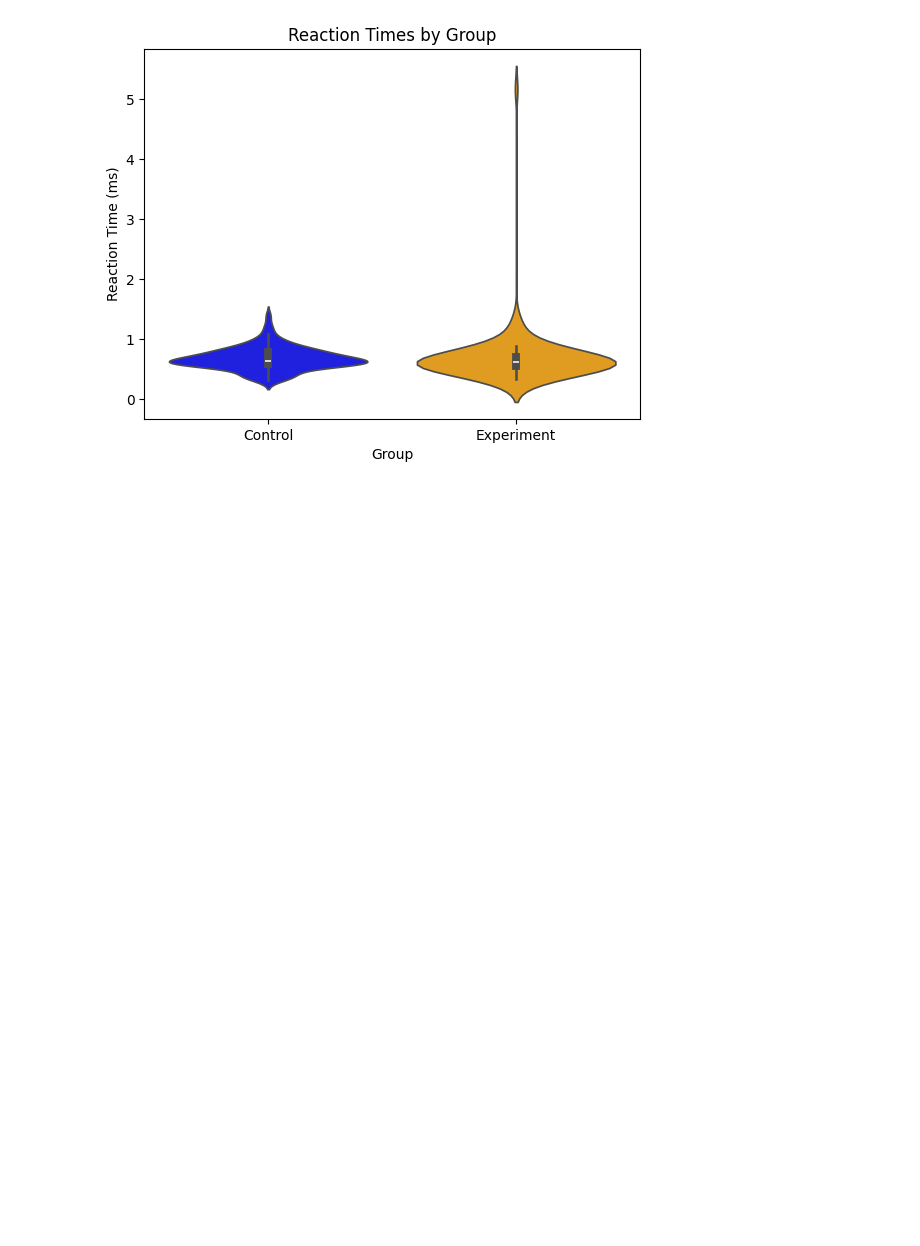
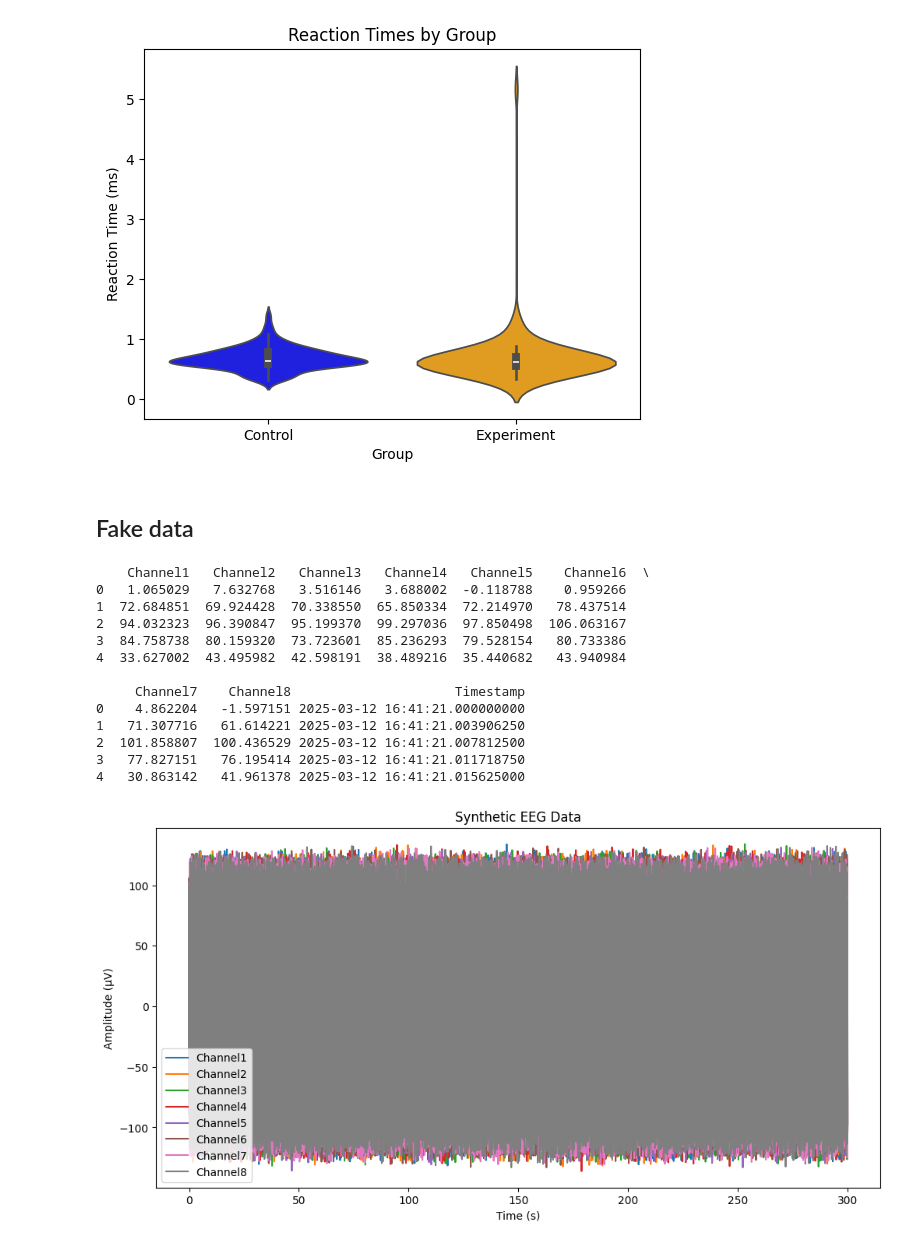
Before and after one commit to kkatevu/COGS189---Final-Project, a Jupyter notebook: COGS189/project_meat/Notebooks/eeg_data_analysis.ipynb, the cells around one changed output. Drawn from its saved outputs; the diff is of its cells as text; code cells hidden in the pictures; blank space fills up the shorter version.

Commit message:
added fake data

```diff
--- a/COGS189/project_meat/Notebooks/eeg_data_analysis.ipynb
+++ b/COGS189/project_meat/Notebooks/eeg_data_analysis.ipynb
@@ -520,4 +520,75 @@ Passing `palette` without assigning `hue` is deprecated and will be removed in v
   sns.violinplot(x='Group', y='Reaction Time', data = data, palette={'Control': 'blue', 'Experiment': 'orange'})
 [figure]
 # %% [markdown]
-##
+## Fake data
+# %%
+import numpy as np
+import pandas as pd
+import matplotlib.pyplot as plt
+
+# Parameters
+sampling_rate = 256  # Hz
+duration = 300  # seconds (5 minutes)
+num_channels = 8  # Number of EEG channels
+time = np.arange(0, duration, 1/sampling_rate)
+
+# Simulate EEG frequency bands
+def simulate_eeg_band(freq, amplitude, time):
+    return amplitude * np.sin(2 * np.pi * freq * time)
+
+# Generate synthetic EEG data
+def generate_eeg_data(time, sampling_rate):
+    # Frequency bands (Hz)
+    delta = simulate_eeg_band(2, 10, time)  # Delta (0.5-4 Hz)
+    theta = simulate_eeg_band(6, 20, time)  # Theta (4-8 Hz)
+    alpha = simulate_eeg_band(10, 30, time)  # Alpha (8-12 Hz)
+    beta = simulate_eeg_band(20, 40, time)  # Beta (12-30 Hz)
+    gamma = simulate_eeg_band(40, 50, time)  # Gamma (30-100 Hz)
+
+    # Combine bands to simulate EEG signal
+    eeg_signal = delta + theta + alpha + beta + gamma
+
+    # Add noise (simulate artifacts)
+    noise = np.random.normal(0, 5, len(time))  # Gaussian noise
+    eeg_signal += noise
+
+    return eeg_signal
+
+# Generate EEG data for multiple channels
+eeg_data = np.array([generate_eeg_data(time, sampling_rate) for _ in range(num_channels)])
+
+# Create timestamps
+timestamps = pd.date_range(start="2025-03-12 16:41:21", periods=len(time), freq=f"{1000/sampling_rate}ms")
+
+# Create DataFrame
+channel_names = [f"Channel{i+1}" for i in range(num_channels)]
+eeg_df = pd.DataFrame(eeg_data.T, columns=channel_names)
+eeg_df["Timestamp"] = timestamps
+
+# Display the DataFrame
+print(eeg_df.head())
+
+# Plot the EEG data
+plt.figure(figsize=(12, 6))
+for i in range(num_channels):
+    plt.plot(time, eeg_data[i], label=channel_names[i])
+plt.title("Synthetic EEG Data")
+plt.xlabel("Time (s)")
+plt.ylabel("Amplitude (µV)")
+plt.legend()
+plt.show()
+# %% [output]
+    Channel1   Channel2   Channel3   Channel4   Channel5    Channel6  \
+0   1.065029   7.632768   3.516146   3.688002  -0.118788    0.959266
+1  72.684851  69.924428  70.338550  65.850334  72.214970   78.437514
+2  94.032323  96.390847  95.199370  99.297036  97.850498  106.063167
+3  84.758738  80.159320  73.723601  85.236293  79.528154   80.733386
+4  33.627002  43.495982  42.598191  38.489216  35.440682   43.940984
+
+     Channel7    Channel8                     Timestamp
+0    4.862204   -1.597151 2025-03-12 16:41:21.000000000
+1   71.307716   61.614221 2025-03-12 16:41:21.003906250
+2  101.858807  100.436529 2025-03-12 16:41:21.007812500
+3   77.827151   76.195414 2025-03-12 16:41:21.011718750
+4   30.863142   41.961378 2025-03-12 16:41:21.015625000
+[figure, added]
```
Also changed, not shown: parts of 2 cells of this notebook.
